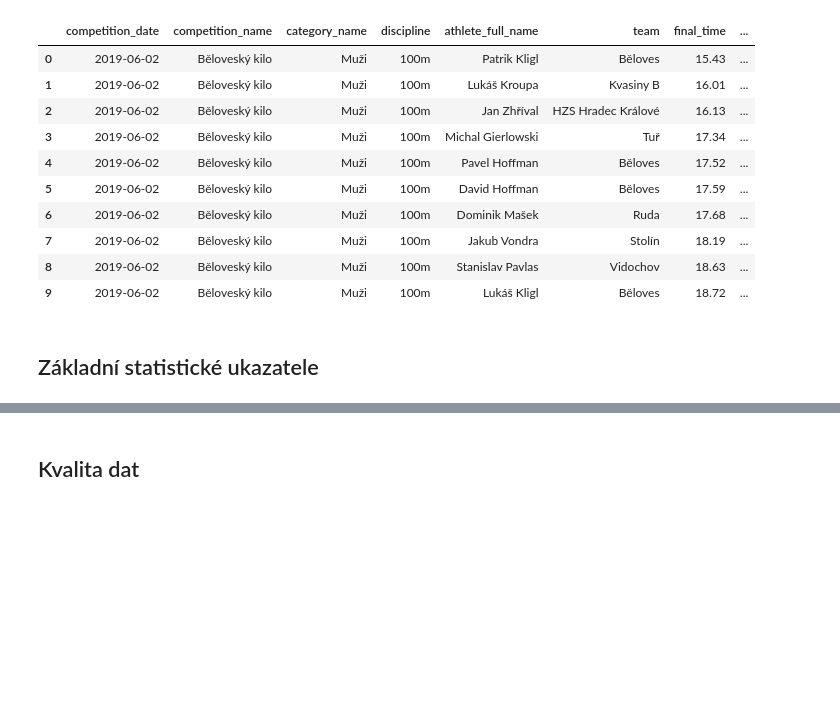
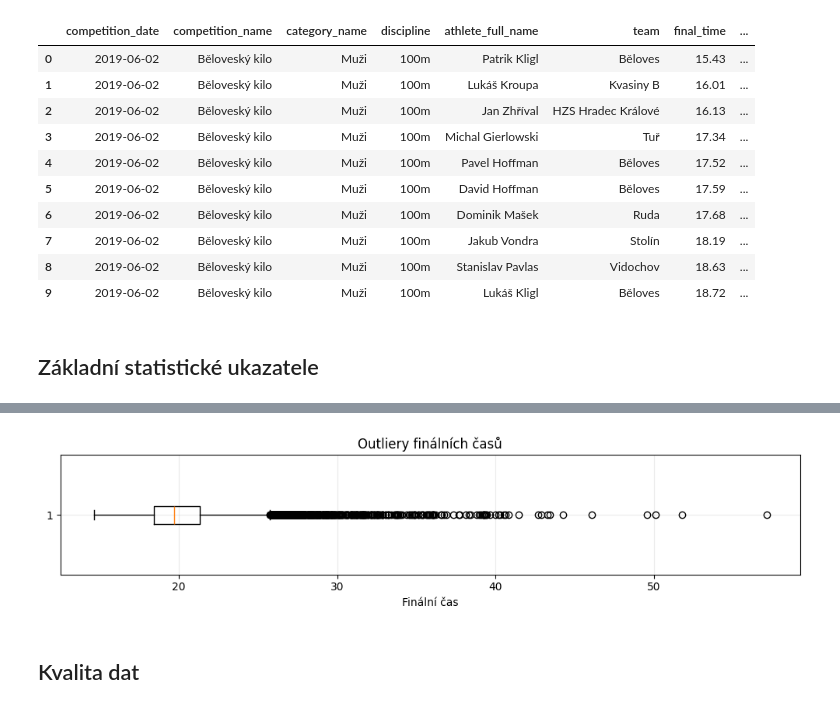
Before and after one commit to adelaleppeltova/firesport-app, a Jupyter notebook: docs/notebooks/eda.ipynb, the cells around one changed output, grey strips where cells are left out. Cells and saved outputs as stored; diff of their text form; code cells hidden in the pictures; blank space fills up the shorter version.

```diff
--- a/docs/notebooks/eda.ipynb
+++ b/docs/notebooks/eda.ipynb
@@ -116,3 +282,12 @@ dtype: float64
+# %%
+fig, ax = plt.subplots(figsize=(10, 2.5))
+ax.boxplot(valid_results["final_time"].dropna(), vert=False)
+ax.set_title("Outliery finálních časů")
+ax.set_xlabel("Finální čas")
+plt.tight_layout()
+plt.show()
+# %% [output]
+[figure, added]
 # %% [markdown]
 ## Kvalita dat
 # %%
```
Also changed, not shown: parts of 22 cells of this notebook.
